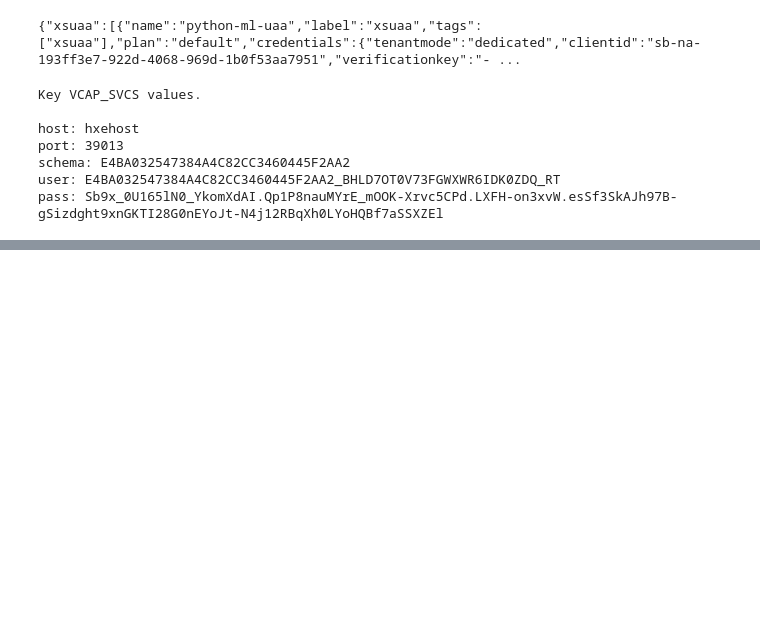
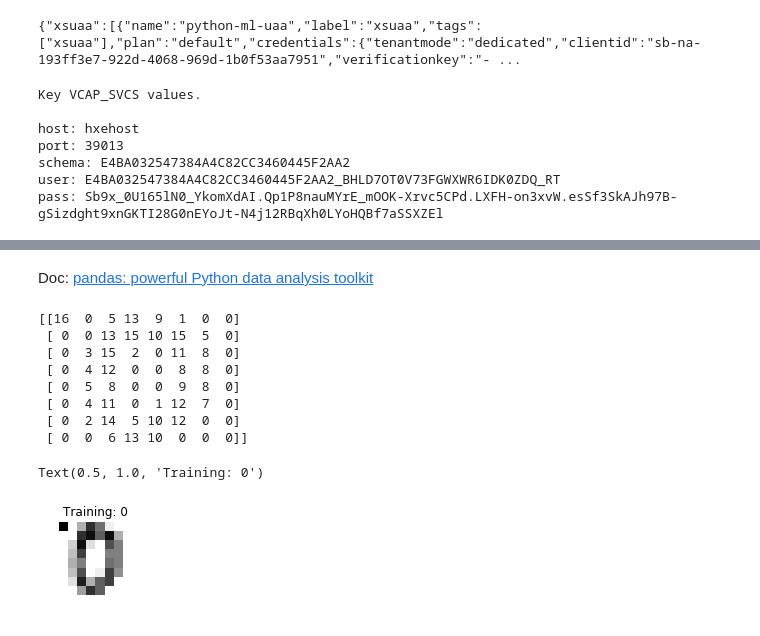
Before and after one commit to alundesap/mta_python_ml, a Jupyter notebook: python/hana_ml.ipynb, the cells around one changed output, grey strips where cells are left out. Saved outputs shown, nothing was run; the diff lists cells and outputs as text; code cells hidden in the pictures; blank space fills up the shorter version.

```diff
--- a/python/hana_ml.ipynb
+++ b/python/hana_ml.ipynb
@@ -87,3 +106,2 @@ import logging
 # %%
-from data_load_utils import DataSets, Settings
-connection_context = dataframe.ConnectionContext(host, port, user, password)
+hcc = dataframe.ConnectionContext(host, int(port), user, password)
@@ -108,0 +114,2 @@ plt.show()
+# %%
+hdf = (hcc.table('mta_python_ml.db.data::digits.number', schema=schema))
@@ -108,0 +173,27 @@ plt.show()
+# %% [markdown]
+Doc: [pandas: powerful Python data analysis toolkit](https://pandas.pydata.org/pandas-docs/stable/index.html)
+# %%
+idx=0;
+#UPDATE "mta_python_ml.db.data::digits.number" SET "image.r1.c1" = 16 WHERE "numberId" = 1
+where = '"numberId" = ' + str(idx+1)
+pdfimg = hdf.head(1).filter(where).drop(["numberId","target"]).collect()
+pdfval = hdf.head(1).filter(where).select(["target"]).collect()
+target = pdfval.iat[0,0]
+#print(type(pdfval.iat[0,0]))
+img = np.reshape(pdfimg.values, (-1, 8)) # Convert 1X64 to 8x8
+print(img)
+plt.subplot(2, 4, 1 + 1)
+plt.axis('off')
+plt.imshow(img, cmap=plt.cm.gray_r, interpolation='nearest')
+plt.title('Training: %i' % target)
+# %% [output]
+[[16  0  5 13  9  1  0  0]
+ [ 0  0 13 15 10 15  5  0]
+ [ 0  3 15  2  0 11  8  0]
+ [ 0  4 12  0  0  8  8  0]
+ [ 0  5  8  0  0  9  8  0]
+ [ 0  4 11  0  1 12  7  0]
+ [ 0  2 14  5 10 12  0  0]
+ [ 0  0  6 13 10  0  0  0]]
+Text(0.5, 1.0, 'Training: 0')
+[figure, added]
```
Also changed, not shown: parts of 18 cells of this notebook.
